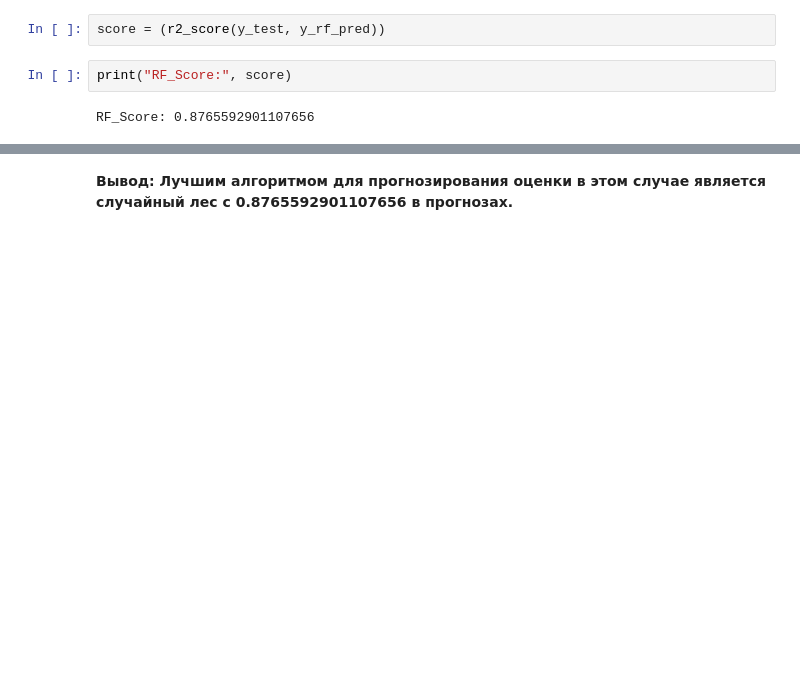
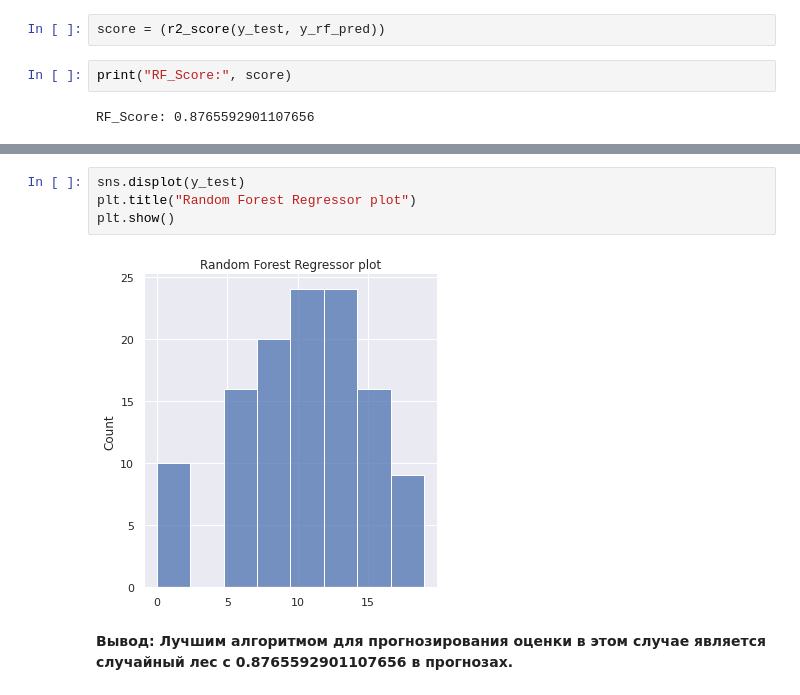
Before and after one commit to Ksenia-90/Machine_learning-_in_business, a Jupyter notebook: Project.ipynb, the cells around one changed output, grey strips where cells are left out. Saved outputs shown, nothing was run; the diff lists cells and outputs as text; blank space fills up the shorter version.

```diff
--- a/Project.ipynb
+++ b/Project.ipynb
@@ -165,2 +184,8 @@ RF_Score: 0.8765592901107656
+# %%
+sns.displot(y_test)
+plt.title("Random Forest Regressor plot")
+plt.show()
+# %% [output]
+[figure, added]
 # %% [markdown]
 **Вывод: Лучшим алгоритмом для прогнозирования оценки в этом случае является случайный лес с 0.8765592901107656 в прогнозах.**
```
Also changed, not shown: parts of 7 cells of this notebook.
